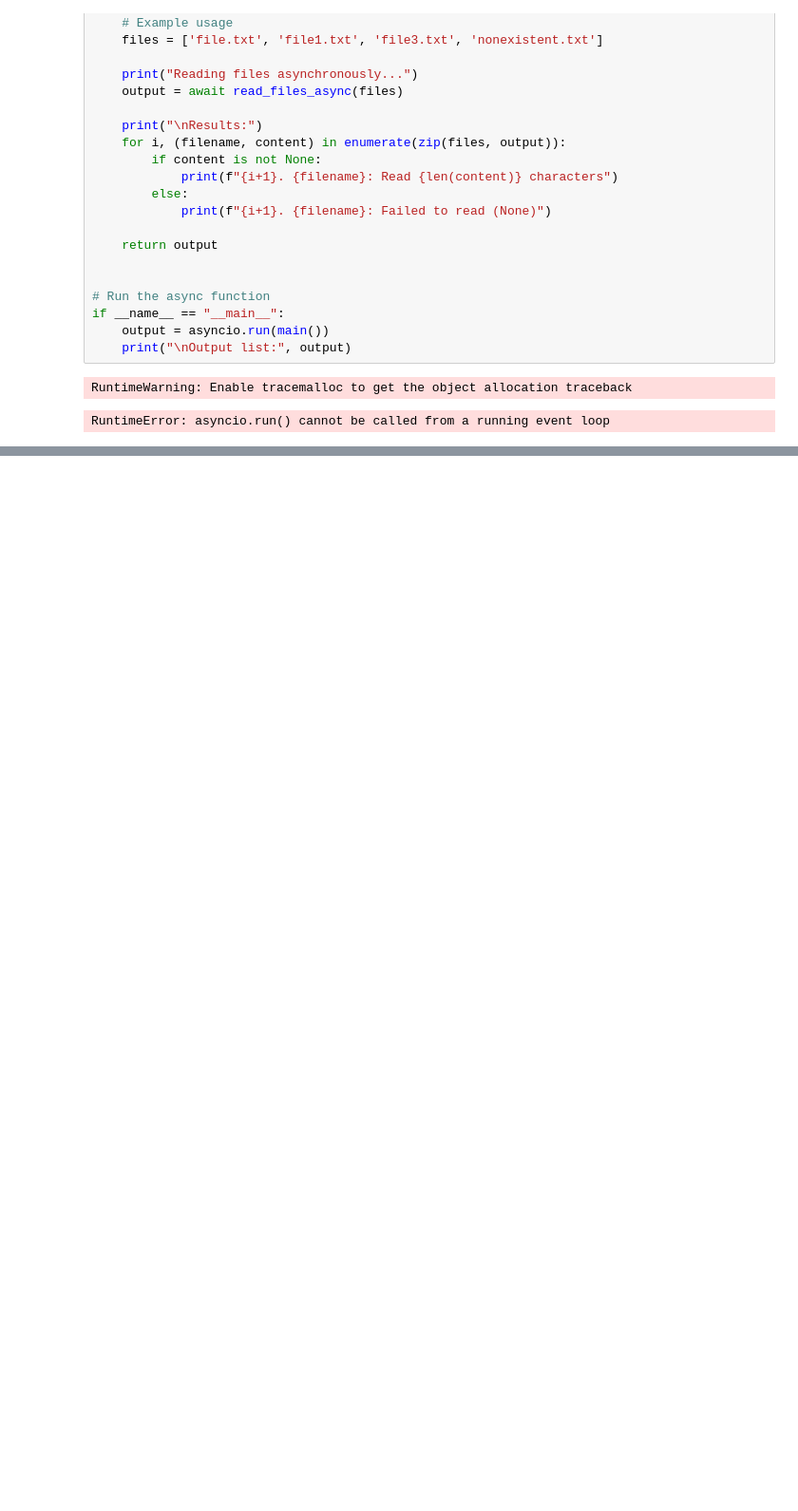
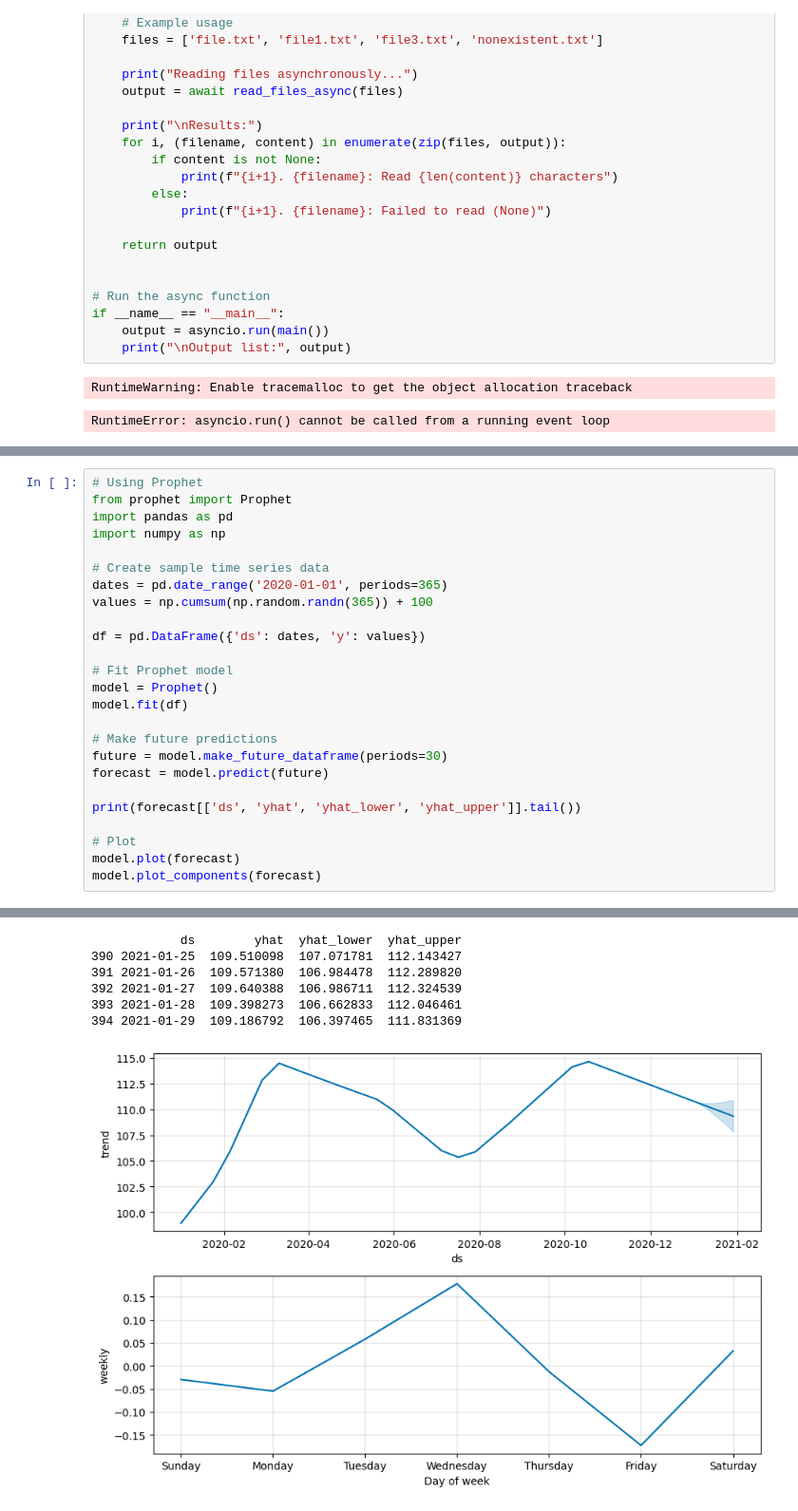
Before and after one commit to santhoshreddybora/RAG, a Jupyter notebook: notebooks/note.ipynb, the cells around one changed output, grey strips where cells are left out. Shown at 95% size. Cells and saved outputs as stored; diff of their text form; blank space fills up the shorter version.

Commit message:
time tracking

```diff
--- a/notebooks/note.ipynb
+++ b/notebooks/note.ipynb
@@ -1378,0 +1409,26 @@ RuntimeError: asyncio.run() cannot be called from a running event loop
+# %%
+# Using Prophet
+from prophet import Prophet
+import pandas as pd
+import numpy as np
+
+# Create sample time series data
+dates = pd.date_range('2020-01-01', periods=365)
+values = np.cumsum(np.random.randn(365)) + 100
+
+df = pd.DataFrame({'ds': dates, 'y': values})
+
+# Fit Prophet model
+model = Prophet()
+model.fit(df)
+
+# Make future predictions
+future = model.make_future_dataframe(periods=30)
+forecast = model.predict(future)
+
+print(forecast[['ds', 'yhat', 'yhat_lower', 'yhat_upper']].tail())
+
+# Plot
+model.plot(forecast)
+model.plot_components(forecast)
+# %% [output]
@@ -1378,0 +1438,7 @@ RuntimeError: asyncio.run() cannot be called from a running event loop
+            ds        yhat  yhat_lower  yhat_upper
+390 2021-01-25  109.510098  107.071781  112.143427
+391 2021-01-26  109.571380  106.984478  112.289820
+392 2021-01-27  109.640388  106.986711  112.324539
+393 2021-01-28  109.398273  106.662833  112.046461
+394 2021-01-29  109.186792  106.397465  111.831369
+[figure, added]
```
Also changed, not shown: parts of 6 cells of this notebook, 3 other files.
